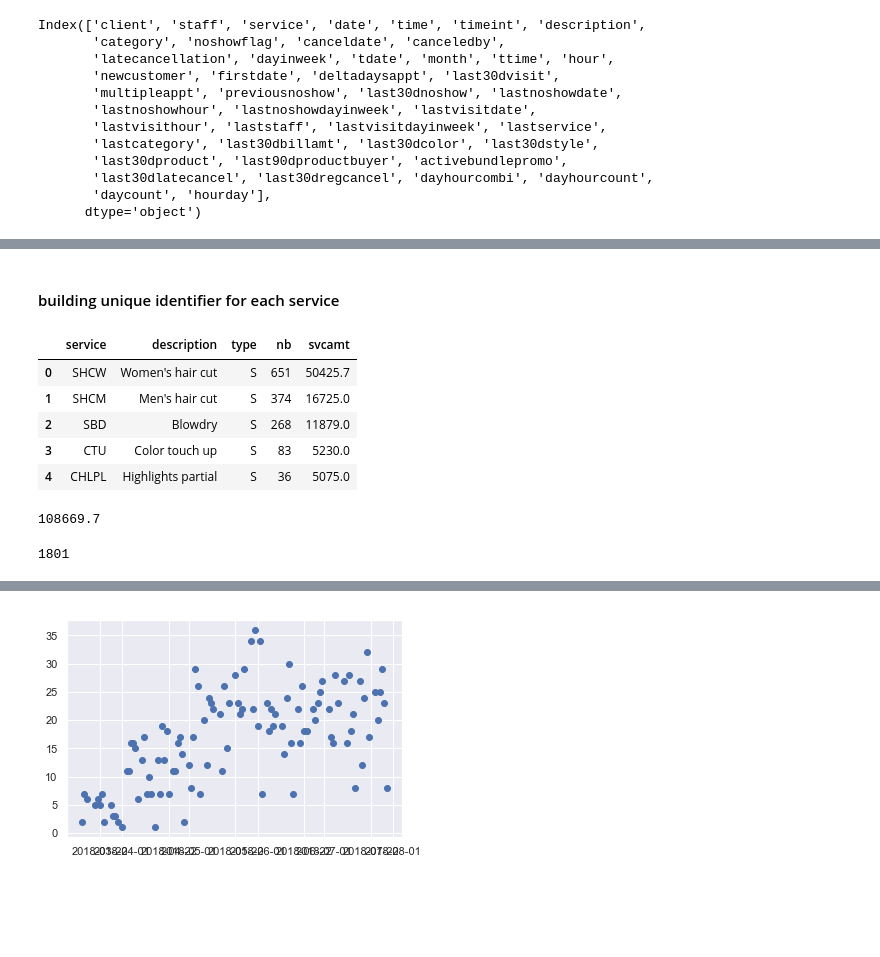
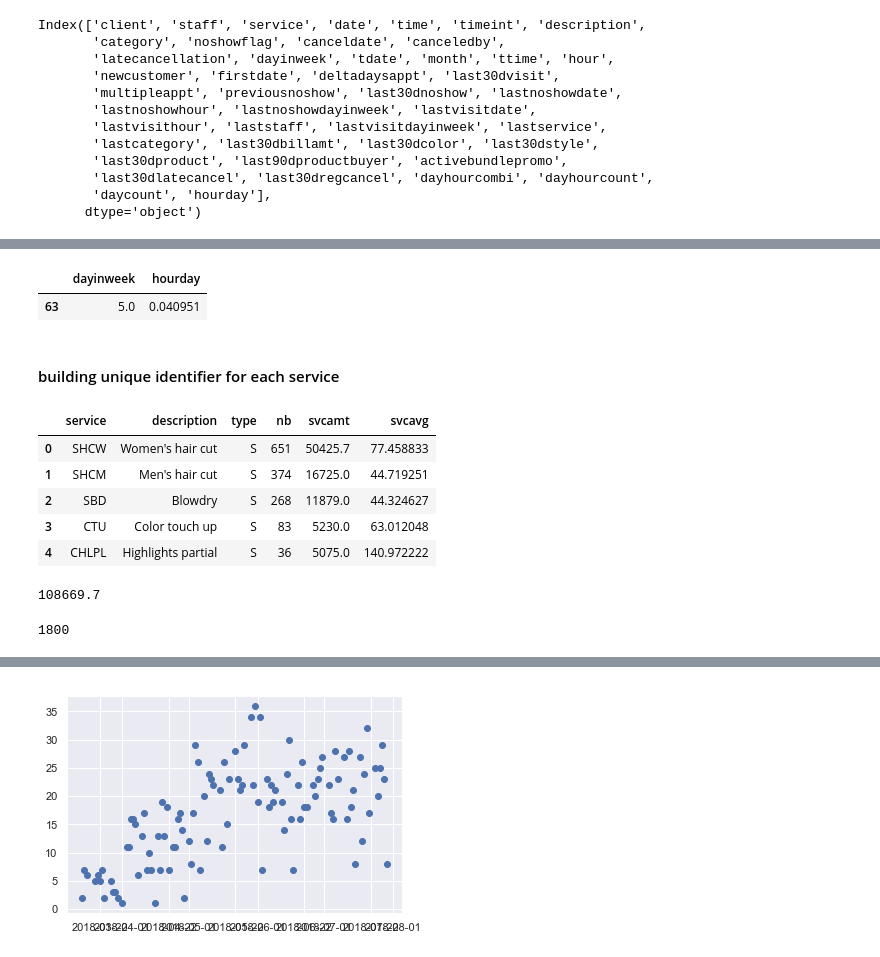
Before and after one commit to ericma007/p1, a Jupyter notebook: notebooks/init-database-exploration.ipynb, the cells around one changed output, grey strips where cells are left out. Cells and saved outputs as stored; diff of their text form; code cells hidden in the pictures; blank space fills up the shorter version.

```diff
--- a/notebooks/init-database-exploration.ipynb
+++ b/notebooks/init-database-exploration.ipynb
@@ -976,3 +993,8 @@ apptstats['lastvisithourday']=apptstats['hourday']
+# %%
+apptstats.loc[(apptstats.hour.isnull()) & (apptstats.dayinweek==5.0),['dayinweek','hourday']]
+# %% [output]
+|  | dayinweek | hourday |
+| 63 | 5.0 | 0.040951 |
 # %%
 lastvisitdayhour=[]
 lastnoshowdayhour=[]
@@ -997,16 +1023,16 @@ dfinal2.to_sql('bookingtmp3',db,if_exists='replace',index=False)
 <h4> building unique identifier for each service
 # %%
 # services were sold
-query="""select service,description,type,count(1) nb,SUM(amount) 'svcamt' from vreceipt where type='S' group by service order by svcamt desc """
+query="""select service,description,type,count(1) nb,SUM(amount) 'svcamt',avg(amount) 'svcavg'  from vreceipt where type='S' group by service order by svcamt desc """
 services=readSQL(query)
 services.head()
 # %% [output]
-|  | service | description | type | nb | svcamt |
-| 0 | SHCW | Women's hair cut | S | 651 | 50425.7 |
-| 1 | SHCM | Men's hair cut | S | 374 | 16725.0 |
-| 2 | SBD | Blowdry | S | 268 | 11879.0 |
-| 3 | CTU | Color touch up | S | 83 | 5230.0 |
-| 4 | CHLPL | Highlights partial | S | 36 | 5075.0 |
+|  | service | description | type | nb | svcamt | svcavg |
+| 0 | SHCW | Women's hair cut | S | 651 | 50425.7 | 77.458833 |
+| 1 | SHCM | Men's hair cut | S | 374 | 16725.0 | 44.719251 |
+| 2 | SBD | Blowdry | S | 268 | 11879.0 | 44.324627 |
+| 3 | CTU | Color touch up | S | 83 | 5230.0 | 63.012048 |
+| 4 | CHLPL | Highlights partial | S | 36 | 5075.0 | 140.972222 |
 # %%
 #total service revenue $108,700
 total_service_revenue=services['svcamt'].sum()
@@ -1014,13 +1040,13 @@ total_service_revenue
 # %% [output]
 108669.7
 # %%
-query="""select a.*, svcamt, lastsvcamt from bookingtmp3 a
-left join (select service, SUM(amount) svcamt from vreceipt  group by service) b on a.service=b.service
+query="""select a.*, svcamt, svcavg, lastsvcamt from bookingtmp4 a
+left join (select service, SUM(amount) svcamt, avg(amount) svcavg from vreceipt  group by service) b on a.service=b.service
 left join (select service, SUM(amount) lastsvcamt from vreceipt  group by service) c on a.lastservice=c.service"""
 df=readSQL(query)
 len(df)
 # %% [output]
-1801
+1800
 # %%
 df['svckey']=df['svcamt']/df.svcamt.sum()
 df['lastsvckey']=df['lastsvcamt']/df.svcamt.sum()
```
Also changed, not shown: parts of 56 cells of this notebook, 32 other files.
